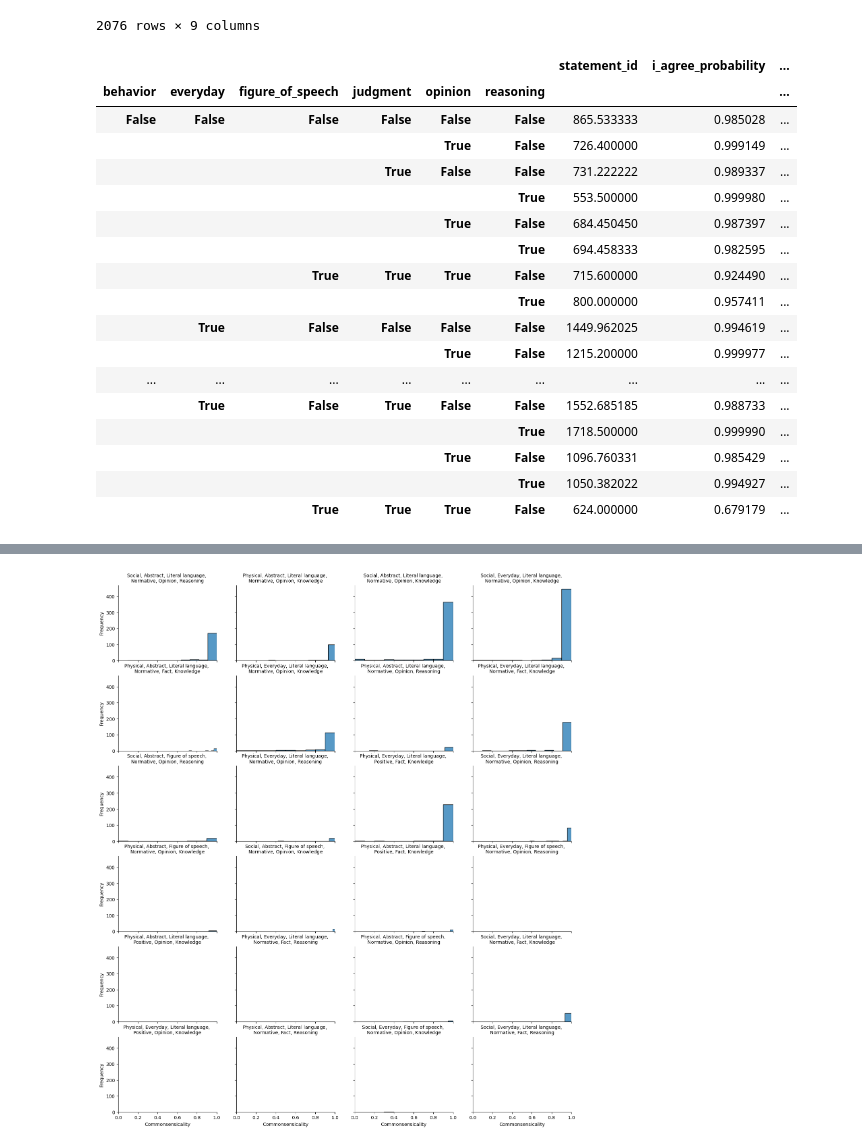
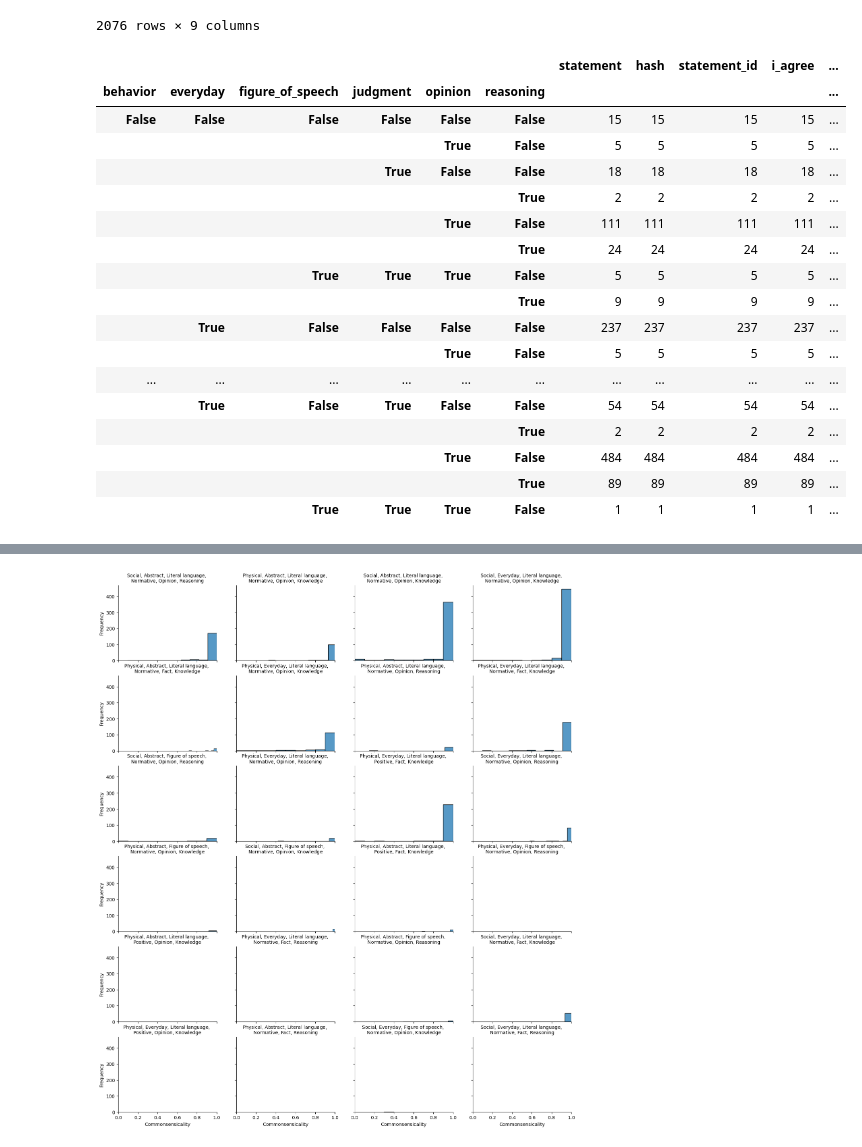
Before and after one commit to Watts-Lab/commonsense-statements, a Jupyter notebook: statement-generation.ipynb, the cells around one changed output, grey strips where cells are left out. Cells and saved outputs as stored; diff of their text form; code cells hidden in the pictures.

```diff
--- a/statement-generation.ipynb
+++ b/statement-generation.ipynb
@@ -221,14 +221,14 @@ def get_dict(id, prompt):
                 {
                     "role": "system",
                     # "content": "Write 100 short common sense claim that has all of the following properties. Do not explain the result, just provide a single short claim in a JSON list.",
-                    "content": "Write 100 short common sense claims that are open to different interpretations and has all the properties mentioned below. Do not explain the result, just provide a single short claim in a JSON list under the key 'statements'.",
+                    # "content": "Write 100 short common sense claims that are open to different interpretations and has all the properties mentioned below. Do not explain the result, just provide a single short claim in a JSON list under the key 'statements'.",
+                    "content": "Generate a list of 200 unique, single-sentence statements that have the air of common sense. These statements should be concise and widely applicable. Do not explain the result, just provide a single short claim in a JSON list. The statements should possess the following properties:",
                 },
                 {"role": "user", "content": prompt},
             ],
             "response_format": {"type": "json_object"},
             "max_tokens": 4094,
-            "temperature": round(random.uniform(1, 1.5), 2),
-            "presence_penalty": -1,
+            "temperature": 1,
         },
     }
 
@@ -694,24 +697,24 @@ final_df = ratings_df.join(logprobs_df, rsuffix="_r")
 # %%
 final_df.groupby(
     ["behavior", "everyday", "figure_of_speech", "judgment", "opinion", "reasoning"]
-).mean('commonsensicality')
+).count()
 # %% [output]
-|  |  |  |  |  |  | statement_id | i_agree_probability | ... |
-| behavior | everyday | figure_of_speech | judgment | opinion | reasoning |  |  | ... |
-| False | False | False | False | False | False | 865.533333 | 0.985028 | ... |
-|  |  |  |  | True | False | 726.400000 | 0.999149 | ... |
-|  |  |  | True | False | False | 731.222222 | 0.989337 | ... |
-|  |  |  |  |  | True | 553.500000 | 0.999980 | ... |
-|  |  |  |  | True | False | 684.450450 | 0.987397 | ... |
-|  |  |  |  |  | True | 694.458333 | 0.982595 | ... |
-|  |  | True | True | True | False | 715.600000 | 0.924490 | ... |
-|  |  |  |  |  | True | 800.000000 | 0.957411 | ... |
-|  | True | False | False | False | False | 1449.962025 | 0.994619 | ... |
-|  |  |  |  | True | False | 1215.200000 | 0.999977 | ... |
-| ... | ... | ... | ... | ... | ... | ... | ... | ... |
-|  | True | False | True | False | False | 1552.685185 | 0.988733 | ... |
-|  |  |  |  |  | True | 1718.500000 | 0.999990 | ... |
-|  |  |  |  | True | False | 1096.760331 | 0.985429 | ... |
-|  |  |  |  |  | True | 1050.382022 | 0.994927 | ... |
-|  |  | True | True | True | False | 624.000000 | 0.679179 | ... |
+|  |  |  |  |  |  | statement | hash | statement_id | i_agree | ... |
+| behavior | everyday | figure_of_speech | judgment | opinion | reasoning |  |  |  |  | ... |
+| False | False | False | False | False | False | 15 | 15 | 15 | 15 | ... |
+|  |  |  |  | True | False | 5 | 5 | 5 | 5 | ... |
+|  |  |  | True | False | False | 18 | 18 | 18 | 18 | ... |
+|  |  |  |  |  | True | 2 | 2 | 2 | 2 | ... |
+|  |  |  |  | True | False | 111 | 111 | 111 | 111 | ... |
+|  |  |  |  |  | True | 24 | 24 | 24 | 24 | ... |
+|  |  | True | True | True | False | 5 | 5 | 5 | 5 | ... |
+|  |  |  |  |  | True | 9 | 9 | 9 | 9 | ... |
+|  | True | False | False | False | False | 237 | 237 | 237 | 237 | ... |
+|  |  |  |  | True | False | 5 | 5 | 5 | 5 | ... |
+| ... | ... | ... | ... | ... | ... | ... | ... | ... | ... | ... |
+|  | True | False | True | False | False | 54 | 54 | 54 | 54 | ... |
+|  |  |  |  |  | True | 2 | 2 | 2 | 2 | ... |
+|  |  |  |  | True | False | 484 | 484 | 484 | 484 | ... |
+|  |  |  |  |  | True | 89 | 89 | 89 | 89 | ... |
+|  |  | True | True | True | False | 1 | 1 | 1 | 1 | ... |
 # %%
```
Also changed, not shown: parts of 28 cells of this notebook, 10 other files.
